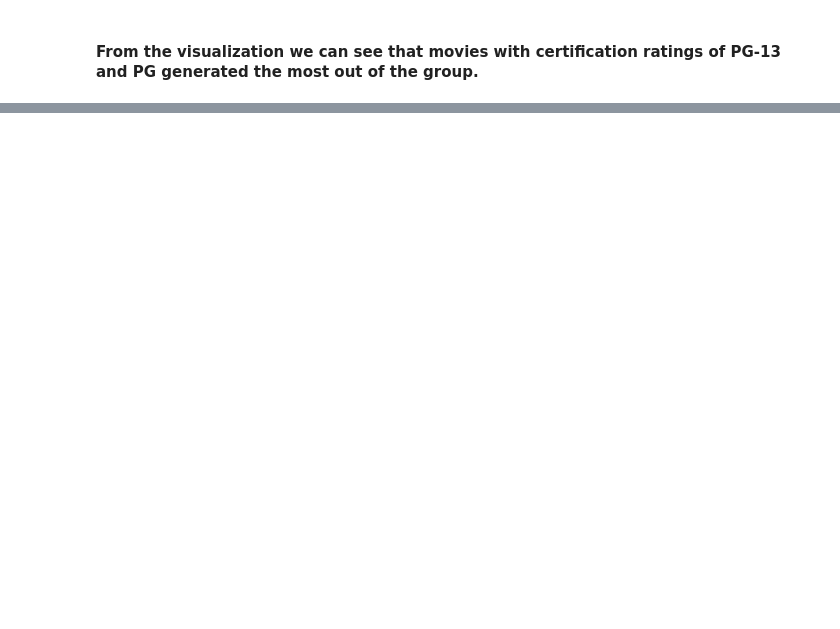
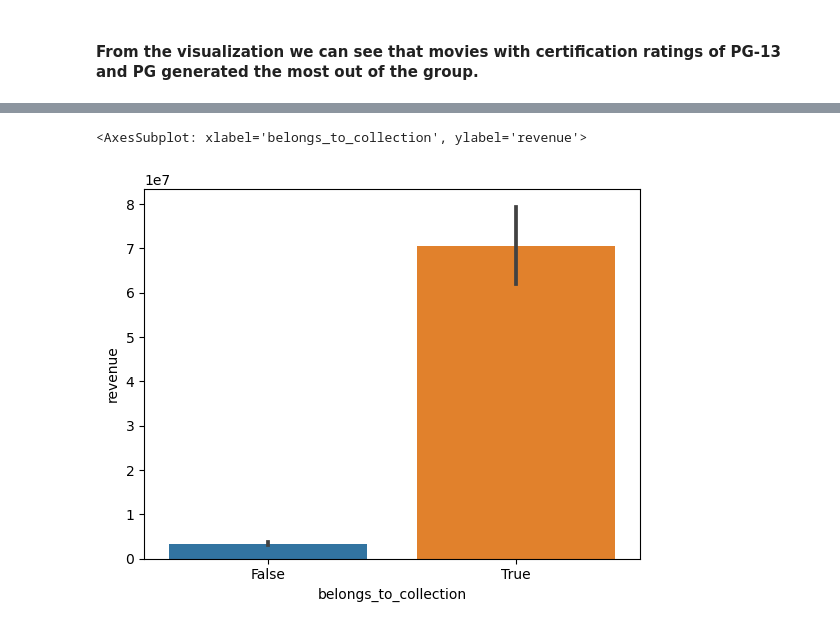
Before and after one commit to ahmedfathi1/Project-3, a Jupyter notebook: Part 4.ipynb, the cells around one changed output, grey strips where cells are left out. Saved outputs shown, nothing was run; the diff lists cells and outputs as text; code cells hidden in the pictures; blank space fills up the shorter version.

```diff
--- a/Part 4.ipynb
+++ b/Part 4.ipynb
@@ -300,7 +302,7 @@ sns.barplot(data=df, x='certification',y='revenue')
 # %%
 ## Separate the column of interest based on the groups
-male_df = df.loc[ df['has_female']==False, ['funded_amount','has_female']]
-female_df = df.loc[ df['has_female']==True,['funded_amount','has_female']]
+non_collection = df.loc[ df['belongs_to_collection']==False, ['revenue','belongs_to_collection']]
+collection = df.loc[ df['belongs_to_collection']==True, ['revenue','belongs_to_collection']]
 
-print(f"There are {len(female_df)} campaigns that had females on the team." )
-print(f"There are {len(male_df)} campaigns that only had males on the team." )
+print(f"There are {len(non_collection)} movies that do not belong in a collection." )
+print(f"There are {len(collection)} movies that do belong in a collection." )
@@ -306,0 +405,7 @@ print(f"There are {len(male_df)} campaigns that only had males on the team." )
+# %%
+# Visualization supporting this find
+plot_df = pd.concat([non_collection, collection], axis=0)
+sns.barplot(data=plot_df, x='belongs_to_collection',y='revenue')
+# %% [output]
+<AxesSubplot: xlabel='belongs_to_collection', ylabel='revenue'>
+[figure, added]
```
Also changed, not shown: parts of 24 cells of this notebook.
